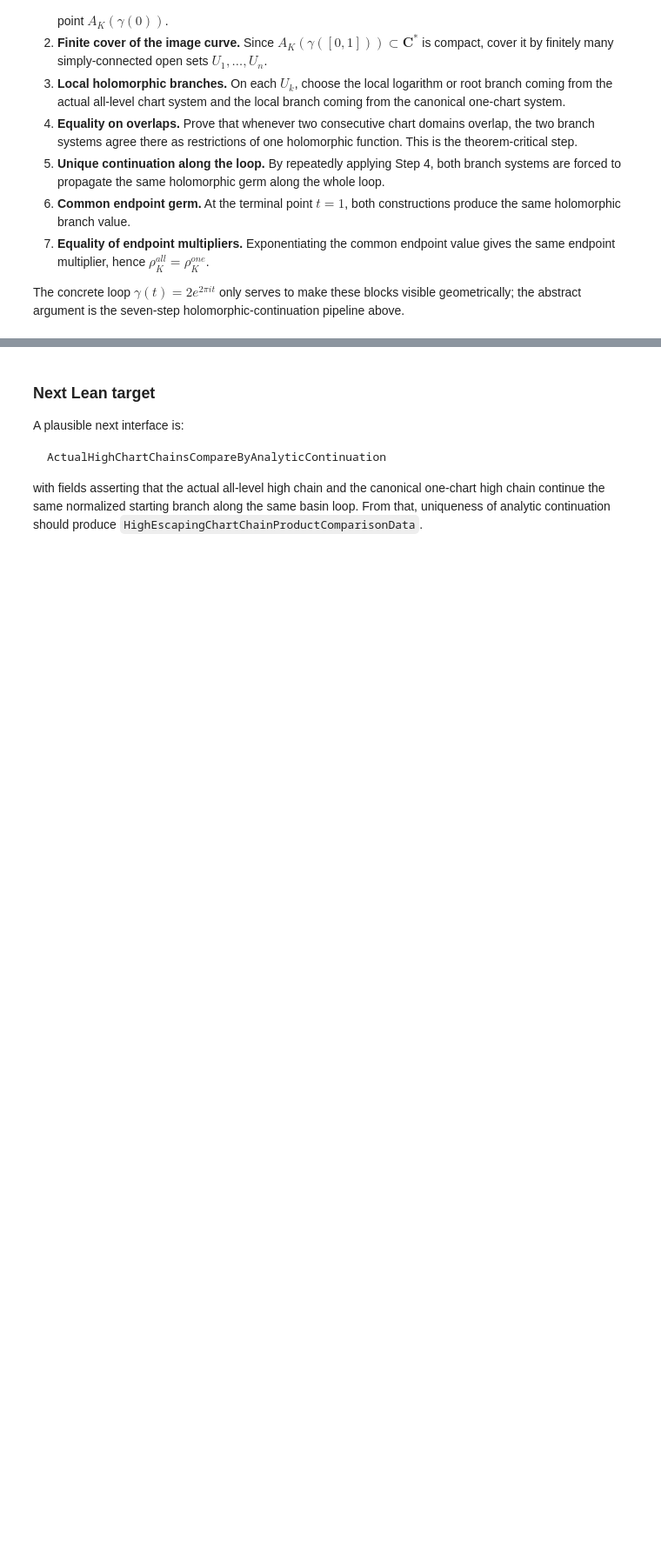
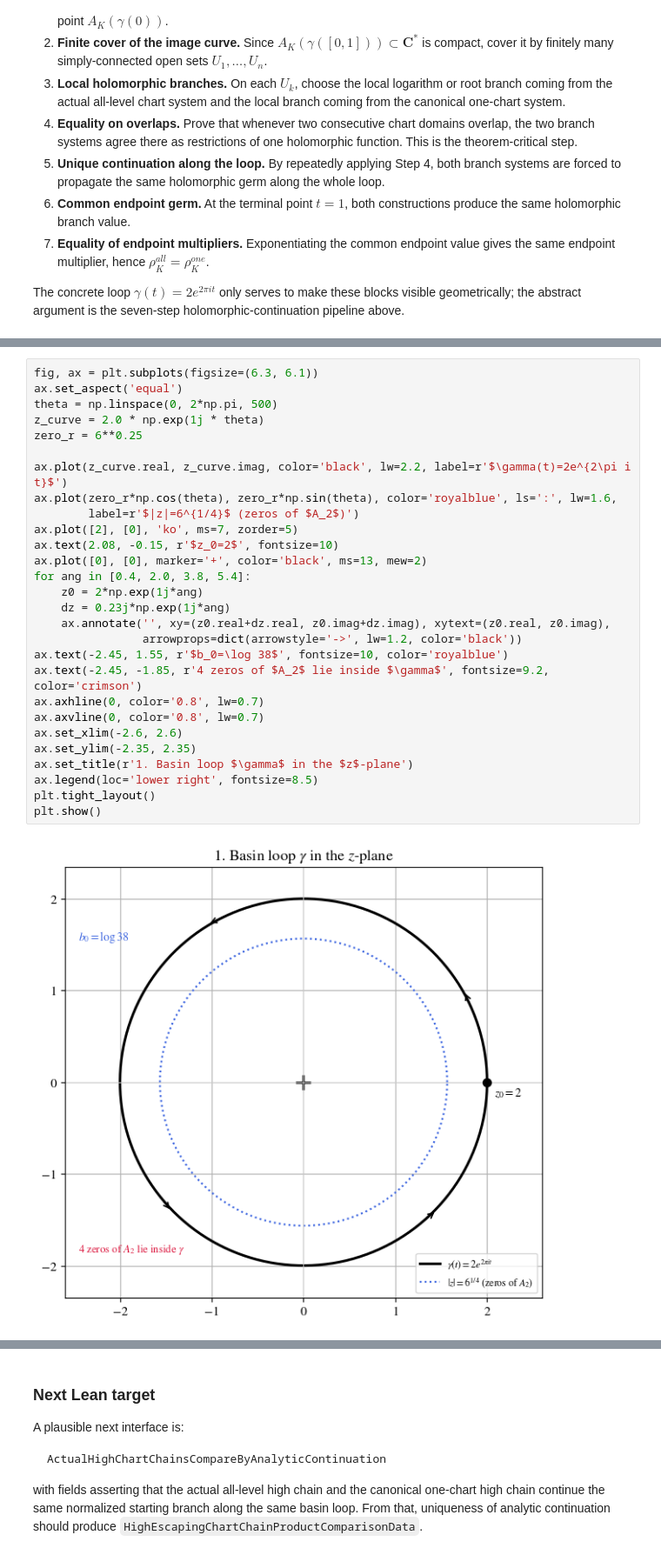
Before and after one commit to kirill-kondrashov/mlc, a Jupyter notebook: notebooks/plan08_chart_chain_monodromy_blocker.ipynb, the cells around one changed output, grey strips where cells are left out. Shown at 87% size. Saved outputs shown, nothing was run; the diff lists cells and outputs as text; blank space fills up the shorter version.

```diff
--- a/notebooks/plan08_chart_chain_monodromy_blocker.ipynb
+++ b/notebooks/plan08_chart_chain_monodromy_blocker.ipynb
@@ -2026,0 +2036,30 @@ The concrete loop $\gamma(t)=2e^{2\pi i t}$ only serves to make these blocks vis
+# %%
+fig, ax = plt.subplots(figsize=(6.3, 6.1))
+ax.set_aspect('equal')
+theta = np.linspace(0, 2*np.pi, 500)
+z_curve = 2.0 * np.exp(1j * theta)
+zero_r = 6**0.25
+
+ax.plot(z_curve.real, z_curve.imag, color='black', lw=2.2, label=r'$\gamma(t)=2e^{2\pi i t}$')
+ax.plot(zero_r*np.cos(theta), zero_r*np.sin(theta), color='royalblue', ls=':', lw=1.6,
+        label=r'$|z|=6^{1/4}$ (zeros of $A_2$)')
+ax.plot([2], [0], 'ko', ms=7, zorder=5)
+ax.text(2.08, -0.15, r'$z_0=2$', fontsize=10)
+ax.plot([0], [0], marker='+', color='black', ms=13, mew=2)
+for ang in [0.4, 2.0, 3.8, 5.4]:
+    z0 = 2*np.exp(1j*ang)
+    dz = 0.23j*np.exp(1j*ang)
+    ax.annotate('', xy=(z0.real+dz.real, z0.imag+dz.imag), xytext=(z0.real, z0.imag),
+                arrowprops=dict(arrowstyle='->', lw=1.2, color='black'))
+ax.text(-2.45, 1.55, r'$b_0=\log 38$', fontsize=10, color='royalblue')
+ax.text(-2.45, -1.85, r'4 zeros of $A_2$ lie inside $\gamma$', fontsize=9.2, color='crimson')
+ax.axhline(0, color='0.8', lw=0.7)
+ax.axvline(0, color='0.8', lw=0.7)
+ax.set_xlim(-2.6, 2.6)
+ax.set_ylim(-2.35, 2.35)
+ax.set_title(r'1. Basin loop $\gamma$ in the $z$-plane')
+ax.legend(loc='lower right', fontsize=8.5)
+plt.tight_layout()
+plt.show()
+# %% [output]
+[figure, added]
```
Also changed, not shown: parts of 17 cells of this notebook.
